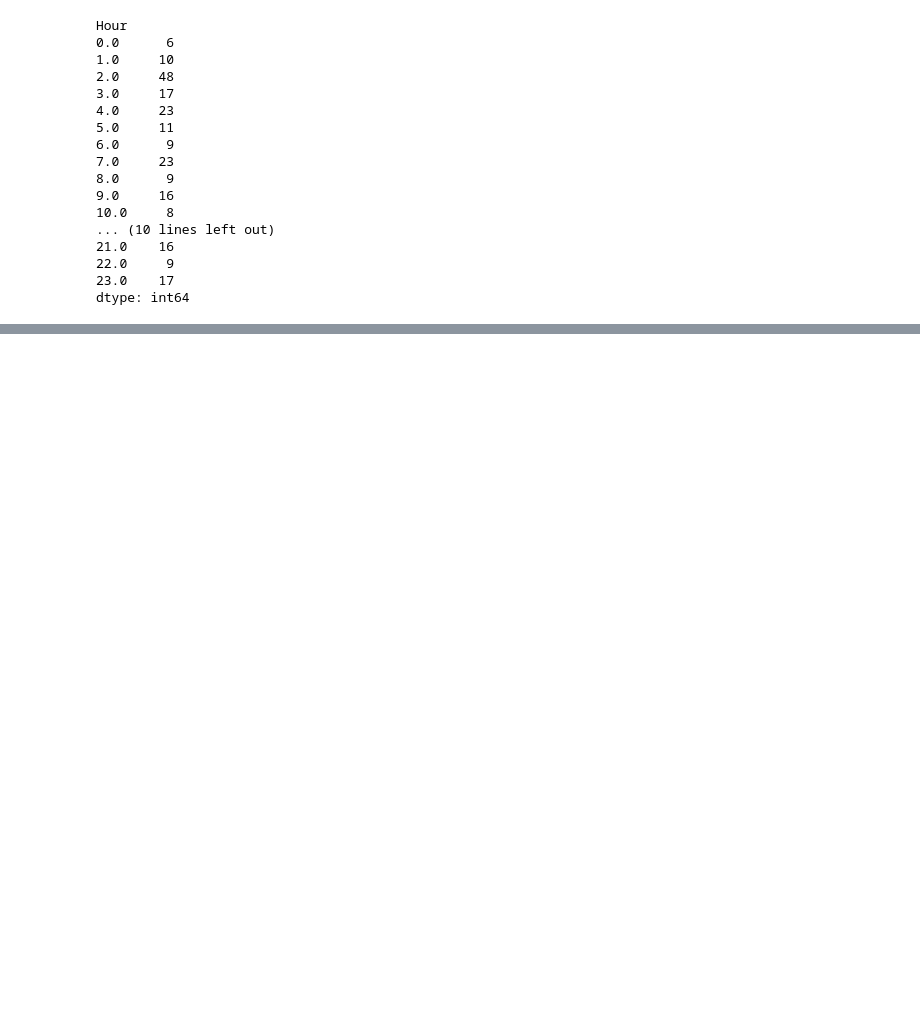
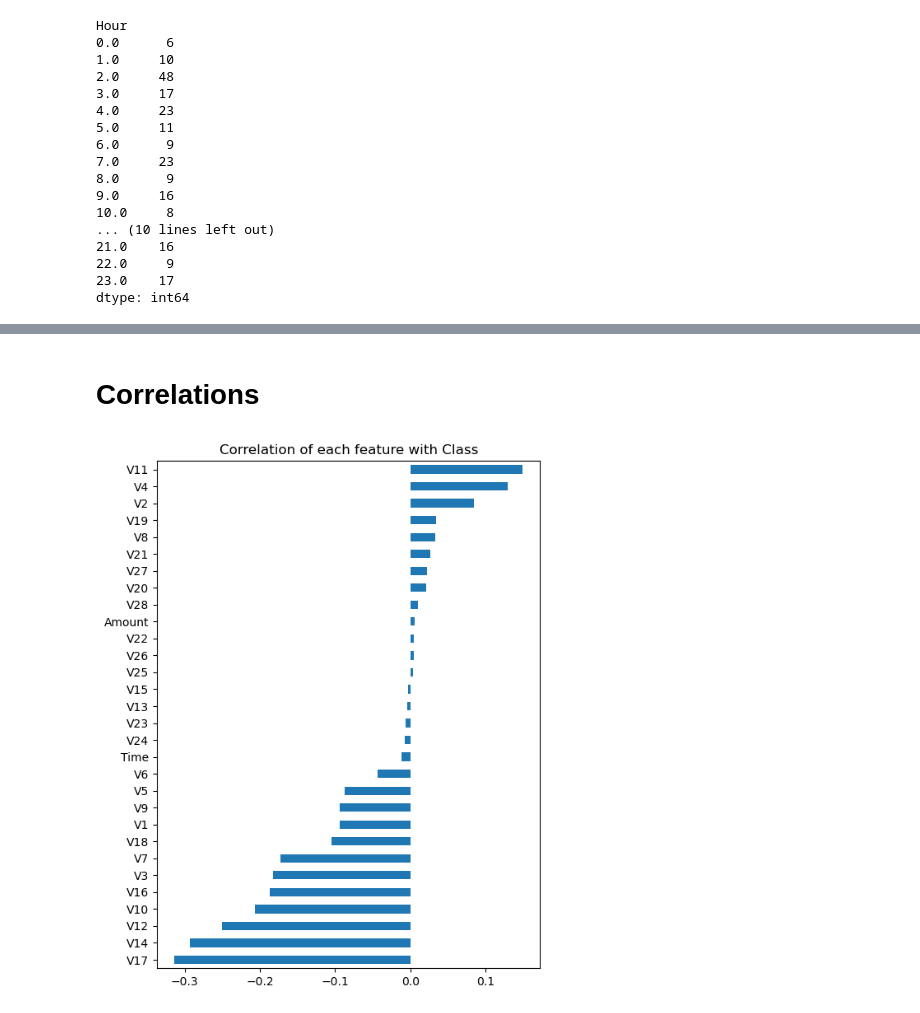
Before and after one commit to saijalkanwar/credit-card-fraud-detection, a Jupyter notebook: notebooks/01_data_understanding.ipynb, the cells around one changed output, grey strips where cells are left out. Saved outputs shown, nothing was run; the diff lists cells and outputs as text; code cells hidden in the pictures; blank space fills up the shorter version.

```diff
--- a/notebooks/01_data_understanding.ipynb
+++ b/notebooks/01_data_understanding.ipynb
@@ -177,0 +222,10 @@ dtype: int64
+# %% [markdown]
+# Correlations
+# %%
+features= [f"V{i}" for i in range(1,29)] + ["Time","Amount"]
+corr_with_class = df[features + ["Class"]].corr()["Class"].drop("Class").sort_values()
+corr_with_class.plot(kind="barh",figsize=(6,8))
+plt.title("Correlation of each feature with Class")
+plt.show()
+# %% [output]
+[figure, added]
```
Also changed, not shown: parts of 13 cells of this notebook, 1 other file.
